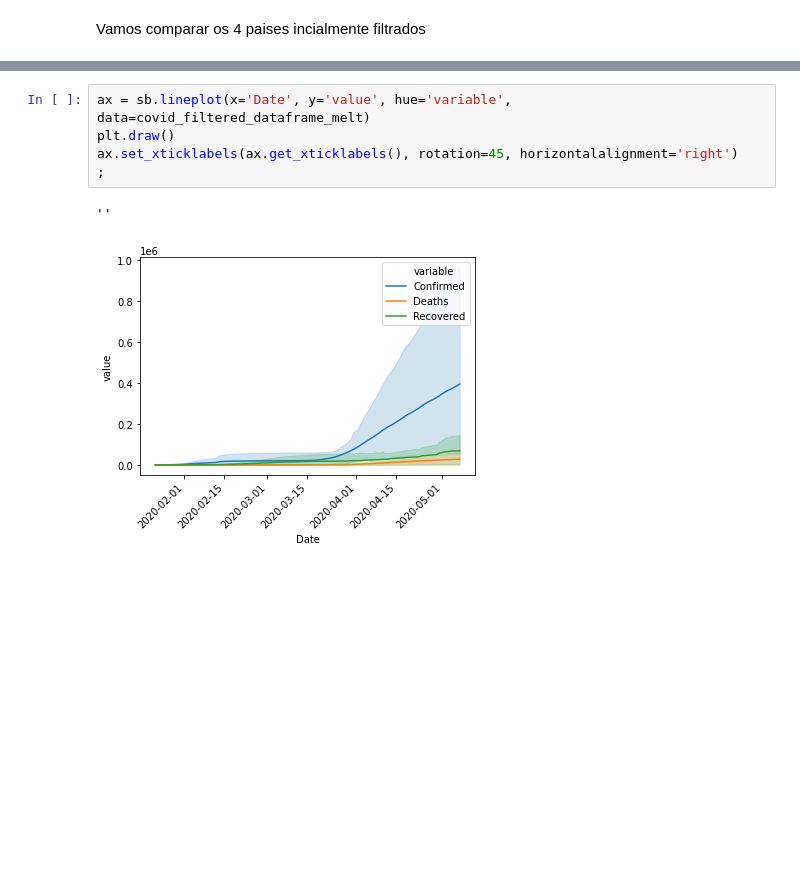
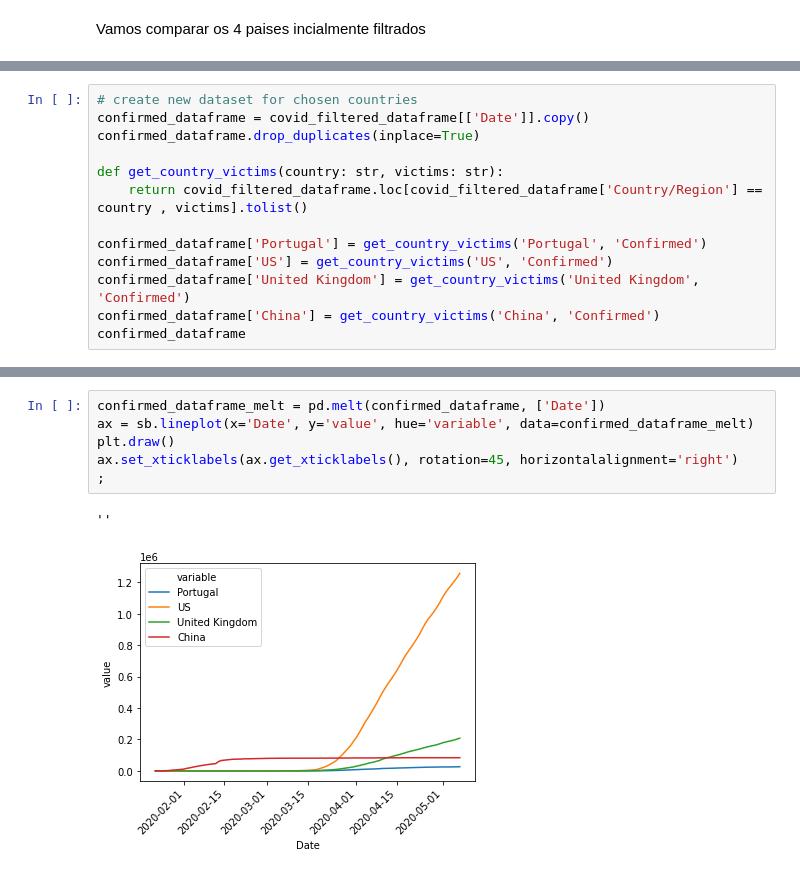
Before and after one commit to diogosmac/covid-forecast-feup-iart, a Jupyter notebook: projects/project2/notes.ipynb, the cells around one changed output, grey strips where cells are left out. Cells and saved outputs as stored; diff of their text form; blank space fills up the shorter version.

```diff
--- a/projects/project2/notes.ipynb
+++ b/projects/project2/notes.ipynb
@@ -234,0 +220,13 @@ covid_filtered_dataframe_melt
+# %%
+# create new dataset for chosen countries
+confirmed_dataframe = covid_filtered_dataframe[['Date']].copy()
+confirmed_dataframe.drop_duplicates(inplace=True)
+
+def get_country_victims(country: str, victims: str):
+    return covid_filtered_dataframe.loc[covid_filtered_dataframe['Country/Region'] == country , victims].tolist()
+
+confirmed_dataframe['Portugal'] = get_country_victims('Portugal', 'Confirmed')
+confirmed_dataframe['US'] = get_country_victims('US', 'Confirmed')
+confirmed_dataframe['United Kingdom'] = get_country_victims('United Kingdom', 'Confirmed')
+confirmed_dataframe['China'] = get_country_victims('China', 'Confirmed')
+confirmed_dataframe
@@ -235,8 +247,9 @@ covid_filtered_dataframe_melt
 # %%
-ax = sb.lineplot(x='Date', y='value', hue='variable', data=covid_filtered_dataframe_melt)
+confirmed_dataframe_melt = pd.melt(confirmed_dataframe, ['Date'])
+ax = sb.lineplot(x='Date', y='value', hue='variable', data=confirmed_dataframe_melt)
 plt.draw()
 ax.set_xticklabels(ax.get_xticklabels(), rotation=45, horizontalalignment='right')
 ;
 # %% [output]
 ''
-[figure, old version]
+[figure, new version]
```
Also changed, not shown: parts of 4 cells of this notebook.
